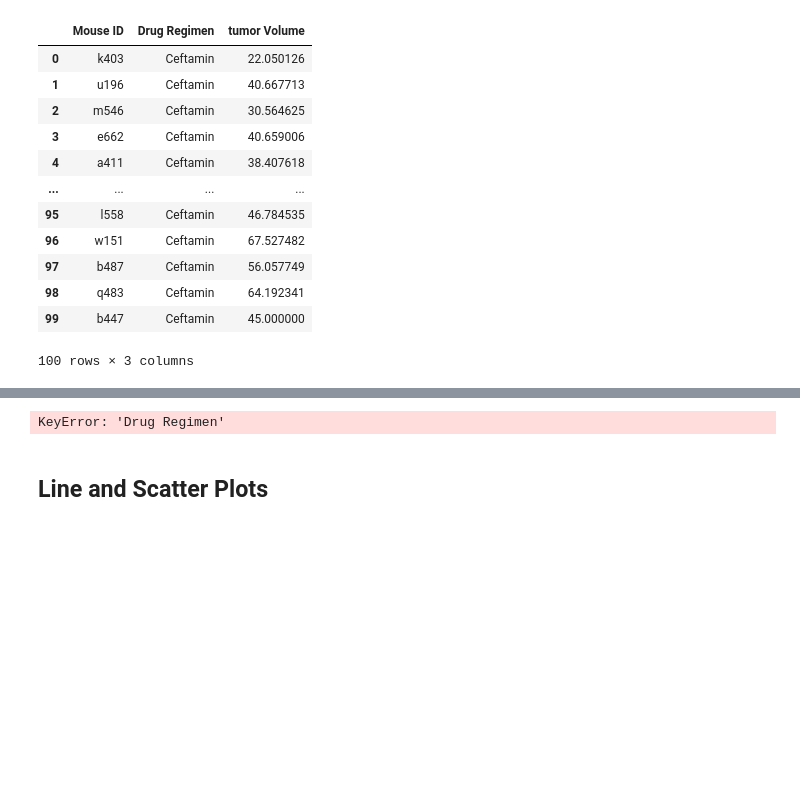
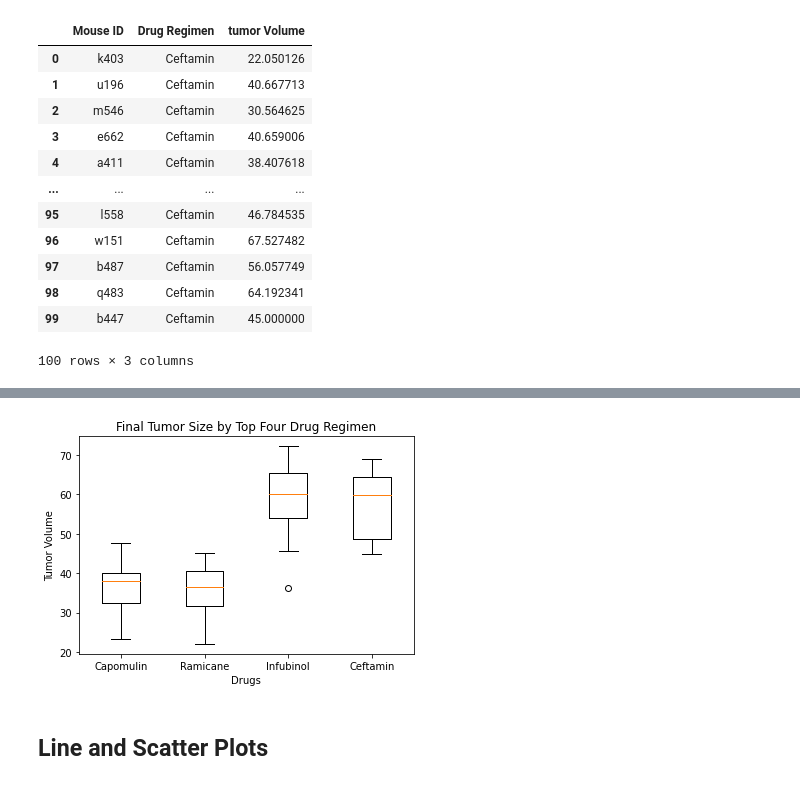
Before and after one commit to khbader101/Matplotlib-Challenge, a Jupyter notebook: pymaceuticals_starter.ipynb, the cells around one changed output, grey strips where cells are left out. Saved outputs shown, nothing was run; the diff lists cells and outputs as text; code cells hidden in the pictures; blank space fills up the shorter version.

```diff
--- a/pymaceuticals_starter.ipynb
+++ b/pymaceuticals_starter.ipynb
@@ -295,9 +279,11 @@ pd.DataFrame(dfa_final).unstack(level=0)
 # %%
 # Put treatments into a list for for loop (and later for plot labels)
 
+drug_type = ['Capomulin', 'Ramicane', 'Infubinol', 'Ceftamin']
 
 # Create empty list to fill with tumor vol data (for plotting)
 
+data_for_boxplot = []
 
 # Calculate the IQR and quantitatively determine if there are any potential outliers.
 
@@ -311,9 +297,18 @@ pd.DataFrame(dfa_final).unstack(level=0)
     # Determine outliers using upper and lower bounds
 # %%
 # Generate a box plot of the final tumor volume of each mouse across four regimens of interest
-plt.boxplot(dfa_final['Drug Regimen'])
+
+
+for drug in drug_type:
+    data_for_boxplot.append(dfa_final[drug])
+plt.boxplot(data_for_boxplot)
+plt.title('Final Tumor Size by Top Four Drug Regimen')
+plt.xlabel('Drugs')
+plt.ylabel('Tumor Volume')
+plt.xticks([1,2,3,4], ['Capomulin', 'Ramicane', 'Infubinol', 'Ceftamin'])
+plt.show()
 # %% [output]
-KeyError: 'Drug Regimen'
+[figure, added]
 # %% [markdown]
 ## Line and Scatter Plots
 # %%
```
Also changed, not shown: parts of 3 cells of this notebook.
